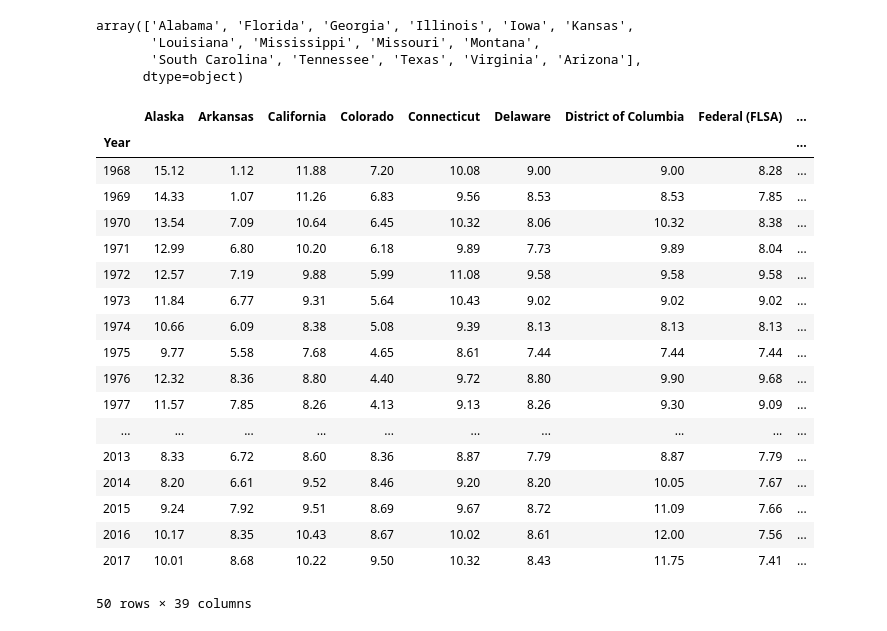
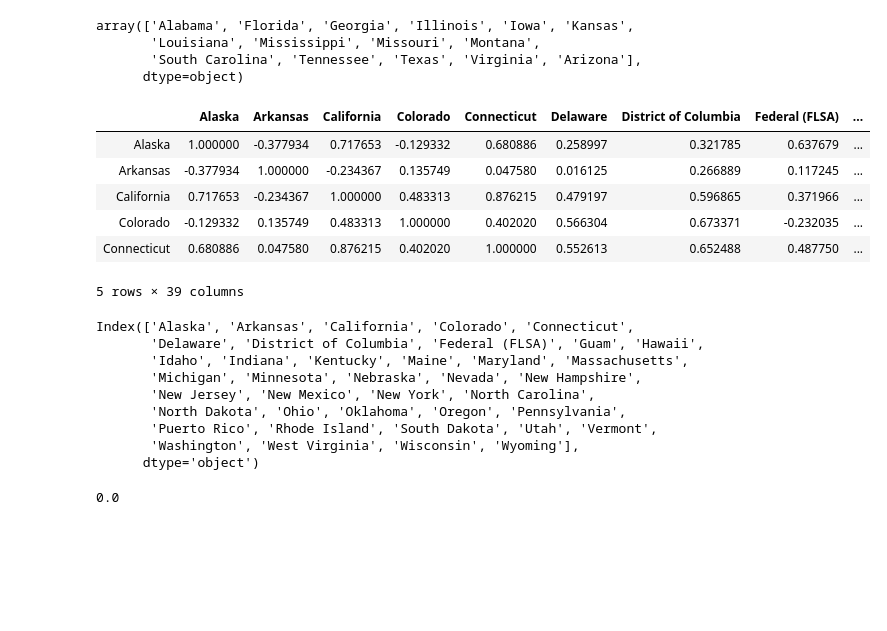
Before and after one commit to ElijahCoding/DataScience, a Jupyter notebook: Pandas/MinimumWage.ipynb, the cells around one changed output. Cells and saved outputs as stored; diff of their text form; code cells hidden in the pictures; blank space fills up the shorter version.

Commit message:
groupbed issues

```diff
--- a/Pandas/MinimumWage.ipynb
+++ b/Pandas/MinimumWage.ipynb
@@ -84,24 +84,33 @@ array(['Alabama', 'Florida', 'Georgia', 'Illinois', 'Iowa', 'Kansas',
 # %%
 import numpy as np
 
-act_min_wage.replace(0, np.NaN).dropna(axis=1)
+act_min_wage.replace(0, np.NaN).dropna(axis=1).corr().head()
 # %% [output]
 |  | Alaska | Arkansas | California | Colorado | Connecticut | Delaware | District of Columbia | Federal (FLSA) | ... |
-| Year |  |  |  |  |  |  |  |  | ... |
-| 1968 | 15.12 | 1.12 | 11.88 | 7.20 | 10.08 | 9.00 | 9.00 | 8.28 | ... |
-| 1969 | 14.33 | 1.07 | 11.26 | 6.83 | 9.56 | 8.53 | 8.53 | 7.85 | ... |
-| 1970 | 13.54 | 7.09 | 10.64 | 6.45 | 10.32 | 8.06 | 10.32 | 8.38 | ... |
-| 1971 | 12.99 | 6.80 | 10.20 | 6.18 | 9.89 | 7.73 | 9.89 | 8.04 | ... |
-| 1972 | 12.57 | 7.19 | 9.88 | 5.99 | 11.08 | 9.58 | 9.58 | 9.58 | ... |
-| 1973 | 11.84 | 6.77 | 9.31 | 5.64 | 10.43 | 9.02 | 9.02 | 9.02 | ... |
-| 1974 | 10.66 | 6.09 | 8.38 | 5.08 | 9.39 | 8.13 | 8.13 | 8.13 | ... |
-| 1975 | 9.77 | 5.58 | 7.68 | 4.65 | 8.61 | 7.44 | 7.44 | 7.44 | ... |
-| 1976 | 12.32 | 8.36 | 8.80 | 4.40 | 9.72 | 8.80 | 9.90 | 9.68 | ... |
-| 1977 | 11.57 | 7.85 | 8.26 | 4.13 | 9.13 | 8.26 | 9.30 | 9.09 | ... |
-| ... | ... | ... | ... | ... | ... | ... | ... | ... | ... |
-| 2013 | 8.33 | 6.72 | 8.60 | 8.36 | 8.87 | 7.79 | 8.87 | 7.79 | ... |
-| 2014 | 8.20 | 6.61 | 9.52 | 8.46 | 9.20 | 8.20 | 10.05 | 7.67 | ... |
-| 2015 | 9.24 | 7.92 | 9.51 | 8.69 | 9.67 | 8.72 | 11.09 | 7.66 | ... |
-| 2016 | 10.17 | 8.35 | 10.43 | 8.67 | 10.02 | 8.61 | 12.00 | 7.56 | ... |
-| 2017 | 10.01 | 8.68 | 10.22 | 9.50 | 10.32 | 8.43 | 11.75 | 7.41 | ... |
+| Alaska | 1.000000 | -0.377934 | 0.717653 | -0.129332 | 0.680886 | 0.258997 | 0.321785 | 0.637679 | ... |
+| Arkansas | -0.377934 | 1.000000 | -0.234367 | 0.135749 | 0.047580 | 0.016125 | 0.266889 | 0.117245 | ... |
+| California | 0.717653 | -0.234367 | 1.000000 | 0.483313 | 0.876215 | 0.479197 | 0.596865 | 0.371966 | ... |
+| Colorado | -0.129332 | 0.135749 | 0.483313 | 1.000000 | 0.402020 | 0.566304 | 0.673371 | -0.232035 | ... |
+| Connecticut | 0.680886 | 0.047580 | 0.876215 | 0.402020 | 1.000000 | 0.552613 | 0.652488 | 0.487750 | ... |
-50 rows × 39 columns
+5 rows × 39 columns
+# %%
+min_wage_corr = act_min_wage.replace(0, np.NaN).dropna(axis=1).corr().head()
+
+for problem in issue_df['State'].unique():
+    if problem in min_wage_corr.columns:
+        print("We're missing something here...")
+# %% [output]
+Index(['Alaska', 'Arkansas', 'California', 'Colorado', 'Connecticut',
+       'Delaware', 'District of Columbia', 'Federal (FLSA)', 'Guam', 'Hawaii',
+       'Idaho', 'Indiana', 'Kentucky', 'Maine', 'Maryland', 'Massachusetts',
+       'Michigan', 'Minnesota', 'Nebraska', 'Nevada', 'New Hampshire',
+       'New Jersey', 'New Mexico', 'New York', 'North Carolina',
+       'North Dakota', 'Ohio', 'Oklahoma', 'Oregon', 'Pennsylvania',
+       'Puerto Rico', 'Rhode Island', 'South Dakota', 'Utah', 'Vermont',
+       'Washington', 'West Virginia', 'Wisconsin', 'Wyoming'],
+      dtype='object')
+# %%
+grouped_issues = issue_df.groupby('State')
+grouped_issues.get_group('Alabama')['Low.2018'].sum()
+# %% [output]
+0.0
```
Also changed, not shown: parts of 1 cell of this notebook.
